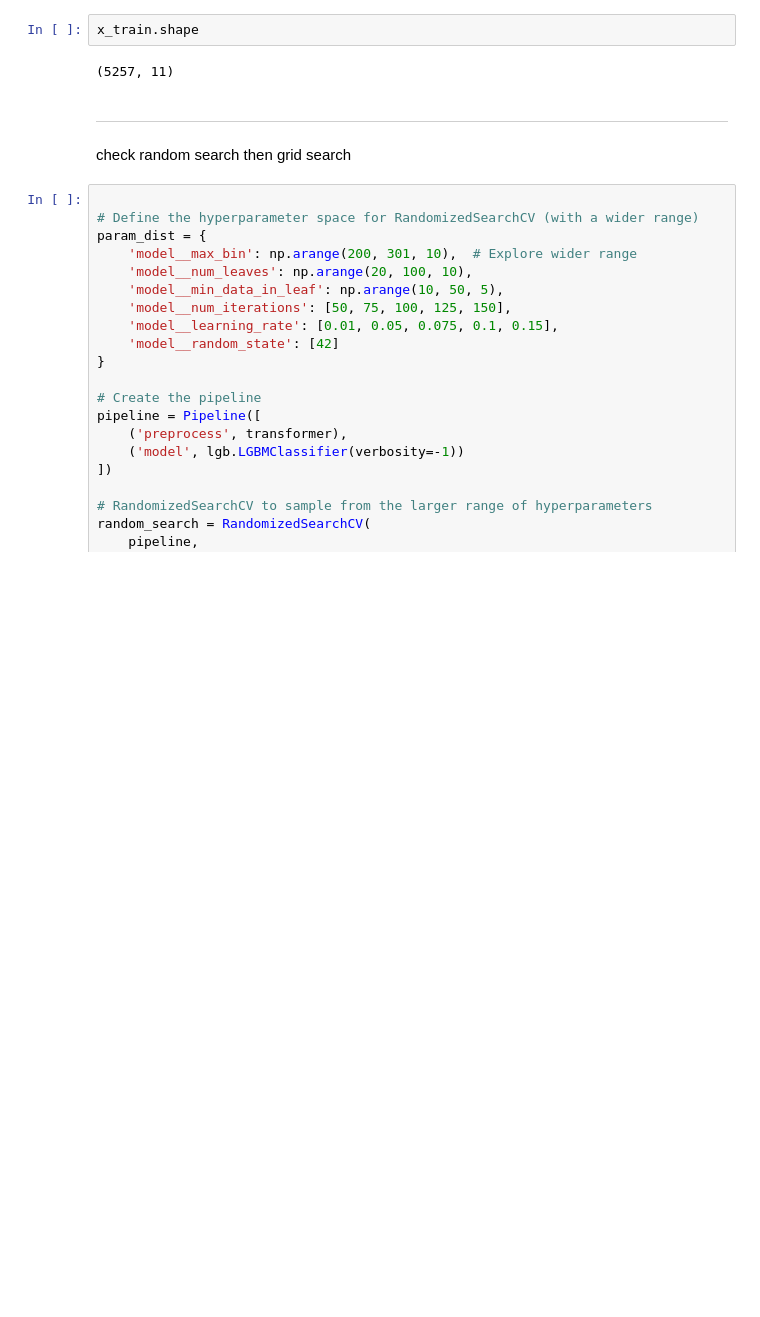
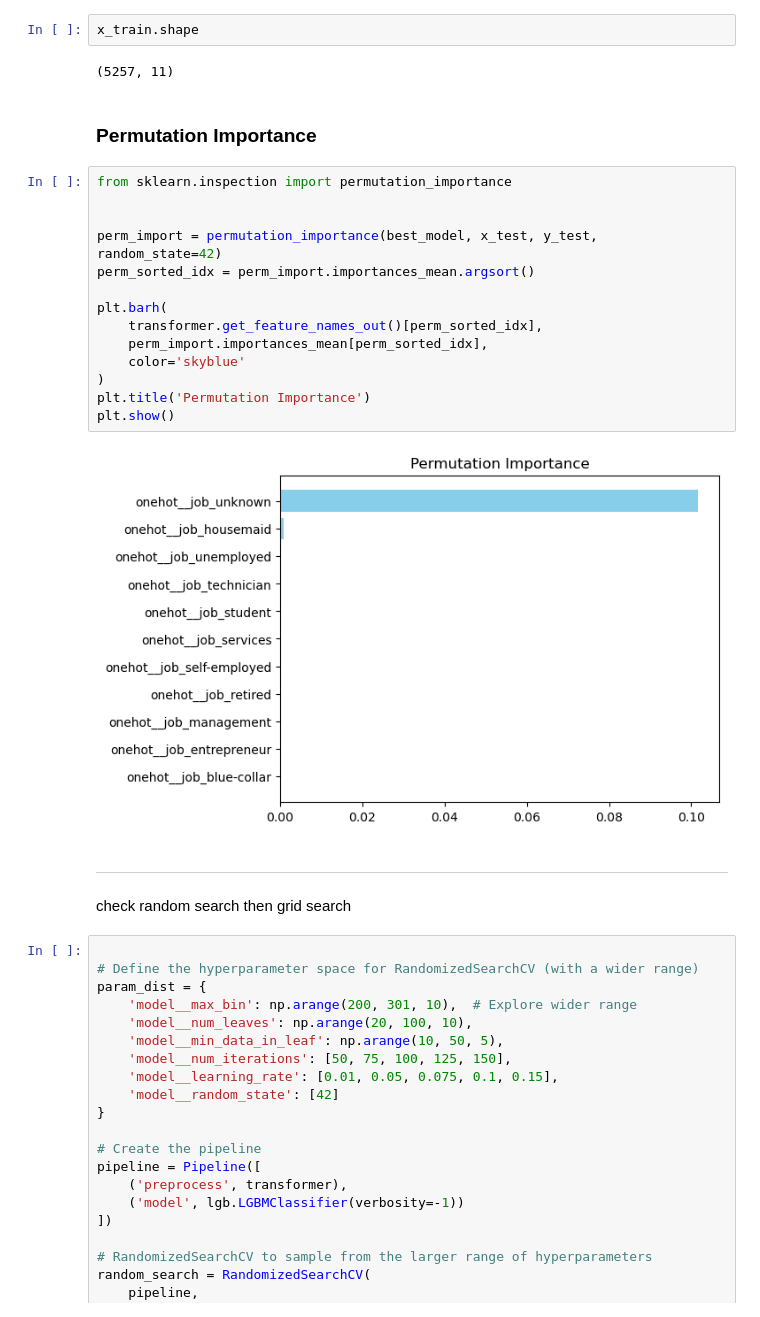
Before and after one commit to tdarum/BankCampaign, a Jupyter notebook: Capstone Project Module 3 Theresia 2nd.ipynb, the cells around one changed output. Cells and saved outputs as stored; diff of their text form; blank space fills up the shorter version.

```diff
--- a/Capstone Project Module 3 Theresia 2nd.ipynb
+++ b/Capstone Project Module 3 Theresia 2nd.ipynb
@@ -1721,6 +1654,24 @@ shap_values.shape
 x_train.shape
 # %% [output]
 (5257, 11)
+# %% [markdown]
+### Permutation Importance
+# %%
+from sklearn.inspection import permutation_importance
+
+
+perm_import = permutation_importance(best_model, x_test, y_test, random_state=42)
+perm_sorted_idx = perm_import.importances_mean.argsort()
+
+plt.barh(
+    transformer.get_feature_names_out()[perm_sorted_idx],
+    perm_import.importances_mean[perm_sorted_idx],
+    color='skyblue'
+)
+plt.title('Permutation Importance')
+plt.show()
+# %% [output]
+[figure, added]
 # %% [markdown]
 ---
 check random search then grid search
```
Also changed, not shown: parts of 16 cells of this notebook.
